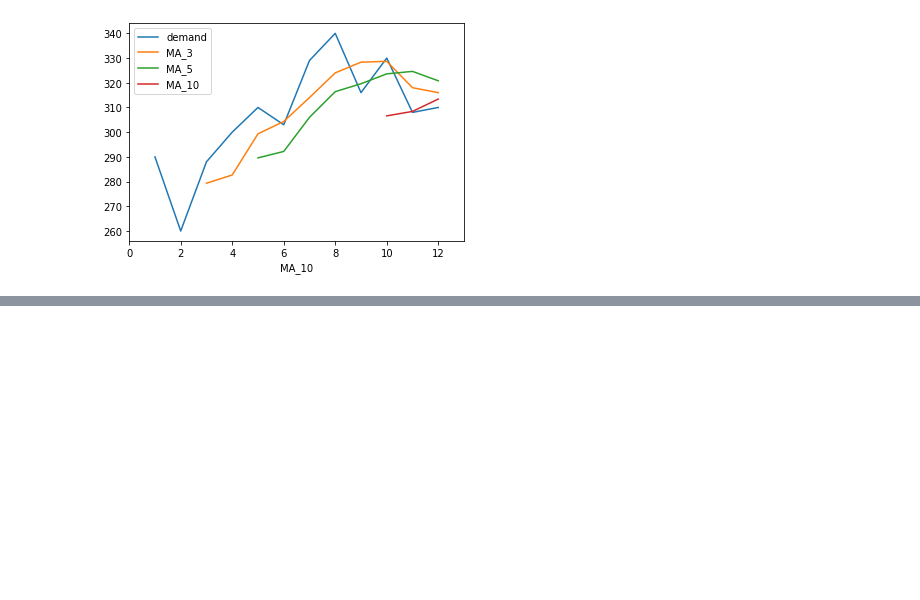
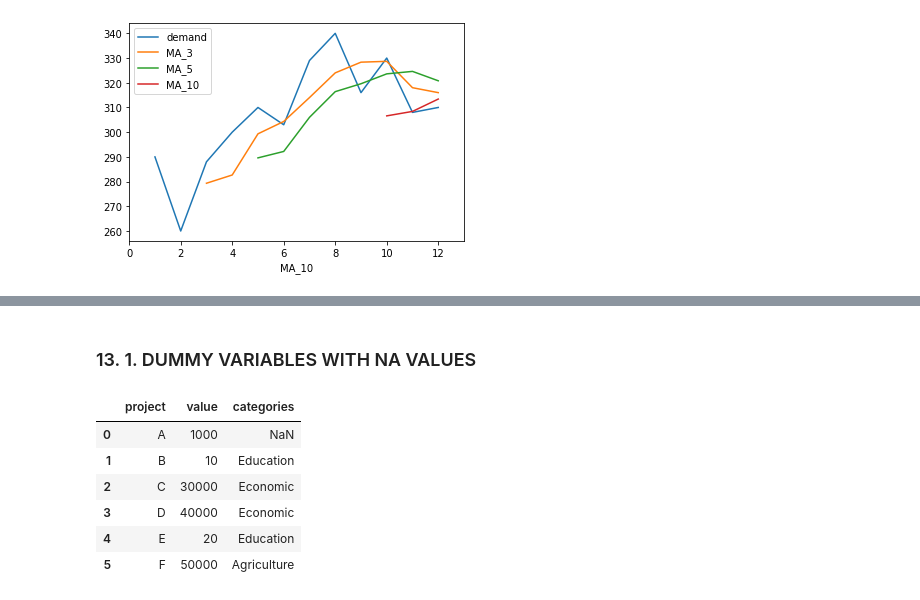
Before and after one commit to nhntran/All-About-Python-Pandas-Tutorials, a Jupyter notebook: Working with pandas - All you need to know .ipynb, the cells around one changed output, grey strips where cells are left out. Cells and saved outputs as stored; diff of their text form; code cells hidden in the pictures; blank space fills up the shorter version.

```diff
--- a/Working with pandas - All you need to know .ipynb
+++ b/Working with pandas - All you need to know .ipynb
@@ -1432,0 +1676,15 @@ during an eight month period. The dataset can be found in the Kaggle site
+# %% [markdown]
+### 13. 1. DUMMY VARIABLES WITH NA VALUES
+# %%
+df = pd.DataFrame({'project':['A', 'B', 'C', 'D', 'E', 'F'],
+                  'value':[1000, 10, 30000, 40000, 20, 50000],
+                  'categories':['NaN', 'Education', 'Economic', 'Economic', 'Education', 'Agriculture']})
+df
+# %% [output]
+|  | project | value | categories |
+| 0 | A | 1000 | NaN |
+| 1 | B | 10 | Education |
+| 2 | C | 30000 | Economic |
+| 3 | D | 40000 | Economic |
+| 4 | E | 20 | Education |
+| 5 | F | 50000 | Agriculture |
```
Also changed, not shown: parts of 52 cells of this notebook, 1 other file.
